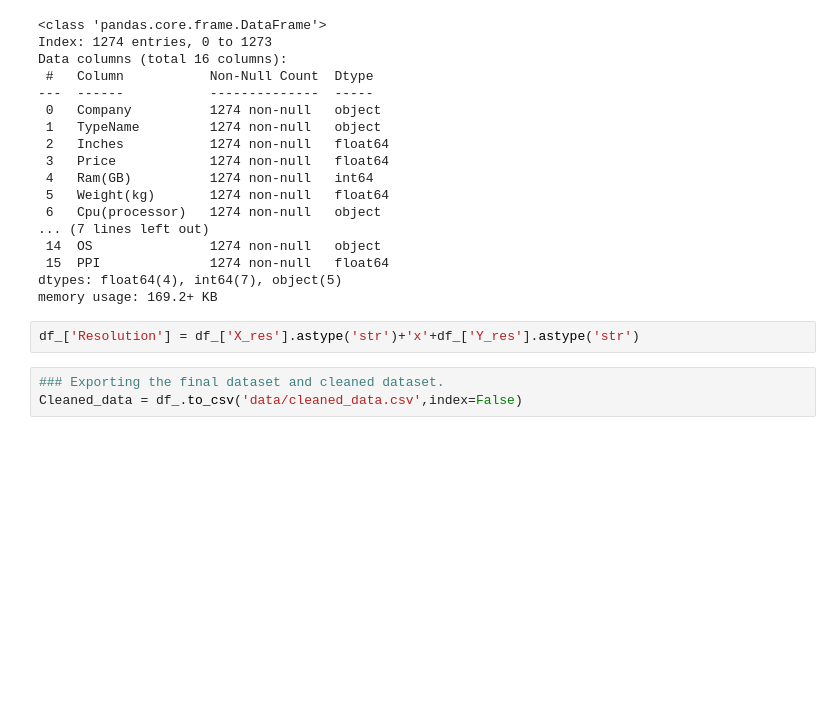
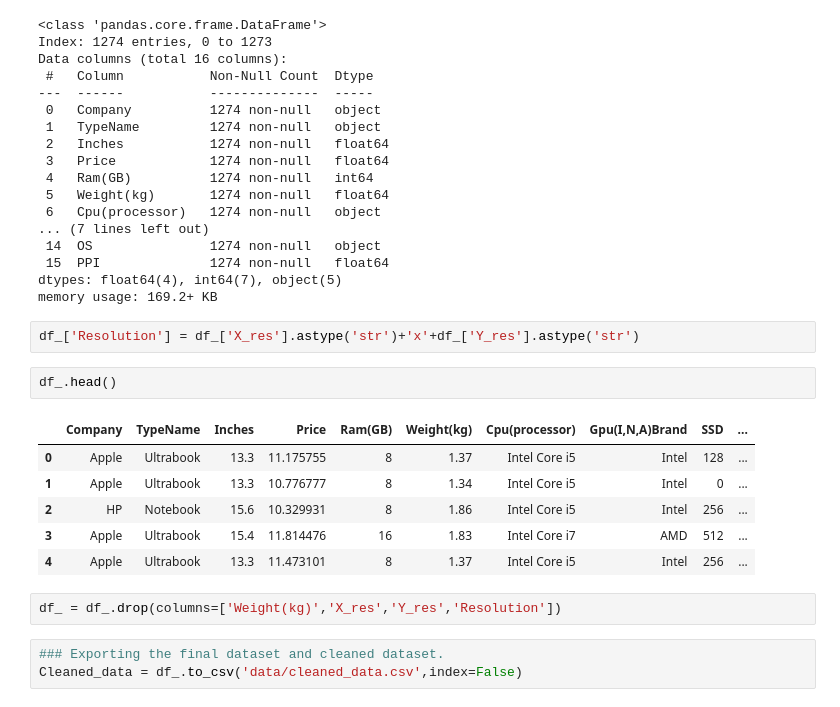
Before and after one commit to iamvishno/Laptop-Price-Prediction, a Jupyter notebook: notebook/EDA&Cleaning.ipynb, the cells around one changed output. Drawn from its saved outputs; the diff is of its cells as text; blank space fills up the shorter version.

```diff
--- a/notebook/EDA&Cleaning.ipynb
+++ b/notebook/EDA&Cleaning.ipynb
@@ -643,6 +644,17 @@ dtypes: float64(4), int64(7), object(5)
 memory usage: 169.2+ KB
 # %%
 df_['Resolution'] = df_['X_res'].astype('str')+'x'+df_['Y_res'].astype('str')
+# %%
+df_.head()
+# %% [output]
+|  | Company | TypeName | Inches | Price | Ram(GB) | Weight(kg) | Cpu(processor) | Gpu(I,N,A)Brand | SSD | ... |
+| 0 | Apple | Ultrabook | 13.3 | 11.175755 | 8 | 1.37 | Intel Core i5 | Intel | 128 | ... |
+| 1 | Apple | Ultrabook | 13.3 | 10.776777 | 8 | 1.34 | Intel Core i5 | Intel | 0 | ... |
+| 2 | HP | Notebook | 15.6 | 10.329931 | 8 | 1.86 | Intel Core i5 | Intel | 256 | ... |
+| 3 | Apple | Ultrabook | 15.4 | 11.814476 | 16 | 1.83 | Intel Core i7 | AMD | 512 | ... |
+| 4 | Apple | Ultrabook | 13.3 | 11.473101 | 8 | 1.37 | Intel Core i5 | Intel | 256 | ... |
+# %%
+df_ = df_.drop(columns=['Weight(kg)','X_res','Y_res','Resolution'])
 # %%
 ### Exporting the final dataset and cleaned dataset.
 Cleaned_data = df_.to_csv('data/cleaned_data.csv',index=False)
```
Also changed, not shown: parts of 6 cells of this notebook, 12 other files.
